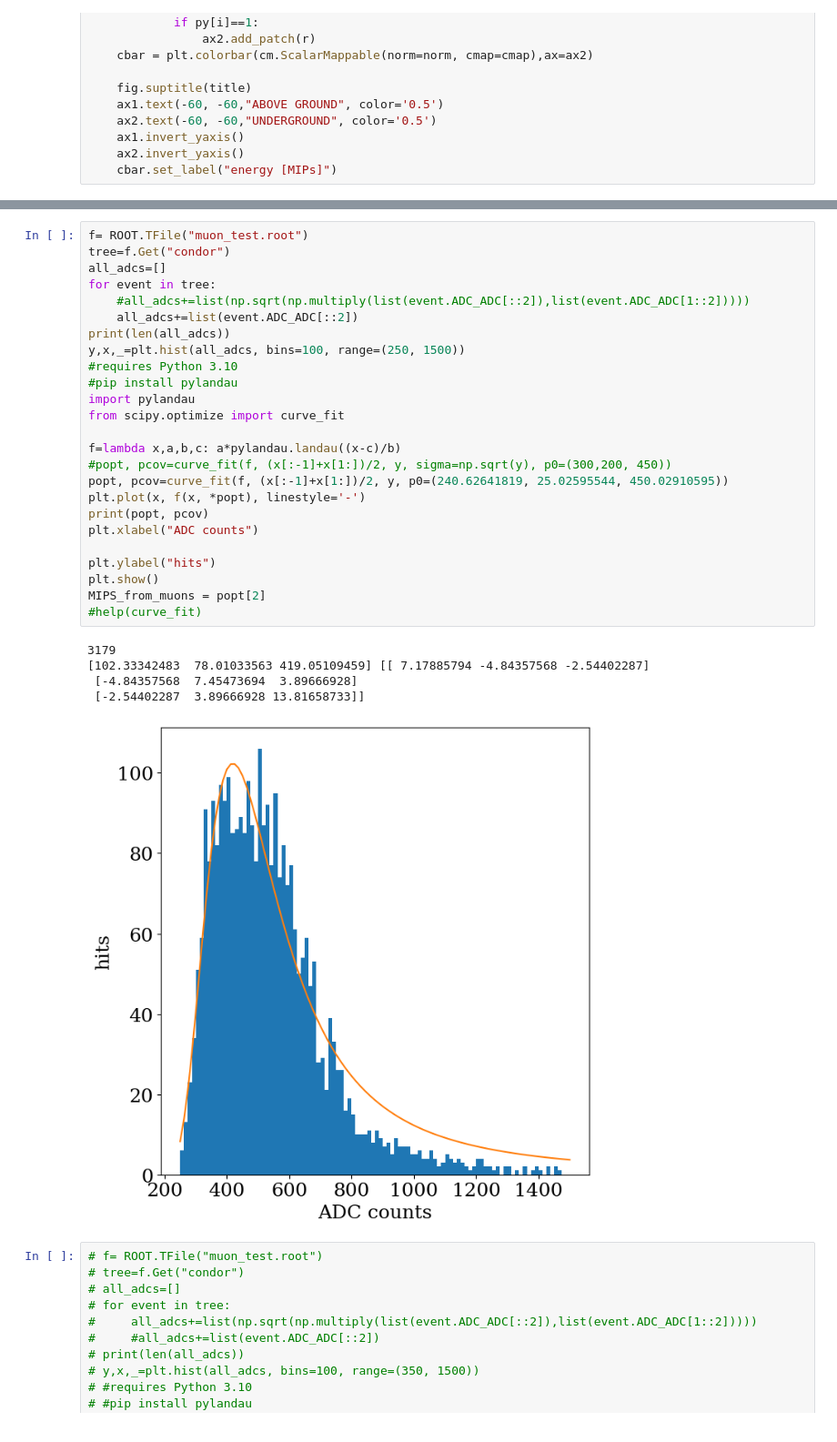
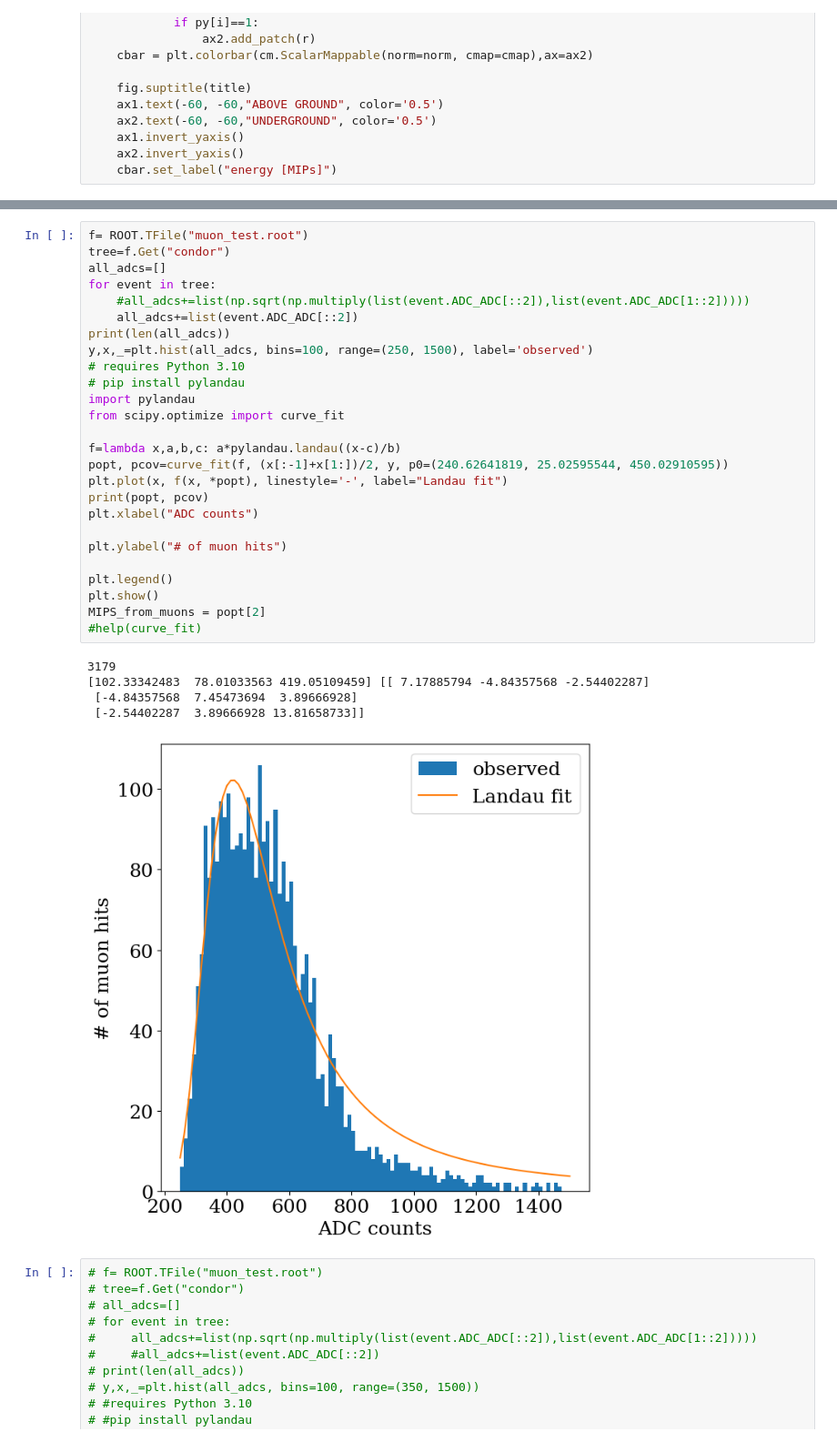
Before and after one commit to sebouh137/condor, a Jupyter notebook: gemc/PlotShower.ipynb, the cells around one changed output, grey strips where cells are left out. Shown: that part at 91% size. Cells and saved outputs as stored; diff of their text form.

```diff
--- a/gemc/PlotShower.ipynb
+++ b/gemc/PlotShower.ipynb
@@ -102,34 +135,35 @@ FILE
 # %%
 f= ROOT.TFile("muon_test.root")
 tree=f.Get("condor")
 all_adcs=[]
 for event in tree:
     #all_adcs+=list(np.sqrt(np.multiply(list(event.ADC_ADC[::2]),list(event.ADC_ADC[1::2]))))
     all_adcs+=list(event.ADC_ADC[::2])
 print(len(all_adcs))
-y,x,_=plt.hist(all_adcs, bins=100, range=(250, 1500))
-#requires Python 3.10
-#pip install pylandau
+y,x,_=plt.hist(all_adcs, bins=100, range=(250, 1500), label='observed')
+# requires Python 3.10
+# pip install pylandau
 import pylandau
 from scipy.optimize import curve_fit
 
 f=lambda x,a,b,c: a*pylandau.landau((x-c)/b)
-#popt, pcov=curve_fit(f, (x[:-1]+x[1:])/2, y, sigma=np.sqrt(y), p0=(300,200, 450))
 popt, pcov=curve_fit(f, (x[:-1]+x[1:])/2, y, p0=(240.62641819, 25.02595544, 450.02910595))
-plt.plot(x, f(x, *popt), linestyle='-')
+plt.plot(x, f(x, *popt), linestyle='-', label="Landau fit")
 print(popt, pcov)
 plt.xlabel("ADC counts")
 
-plt.ylabel("hits")
+plt.ylabel("# of muon hits")
+
+plt.legend()
 plt.show()
 MIPS_from_muons = popt[2]
 #help(curve_fit)
 # %% [output]
 3179
 [102.33342483  78.01033563 419.05109459] [[ 7.17885794 -4.84357568 -2.54402287]
  [-4.84357568  7.45473694  3.89666928]
  [-2.54402287  3.89666928 13.81658733]]
-[figure, old version]
+[figure, new version]
 # %%
 # f= ROOT.TFile("muon_test.root")
 # tree=f.Get("condor")
```
Also changed, not shown: parts of 3 cells of this notebook, 1 other file.
